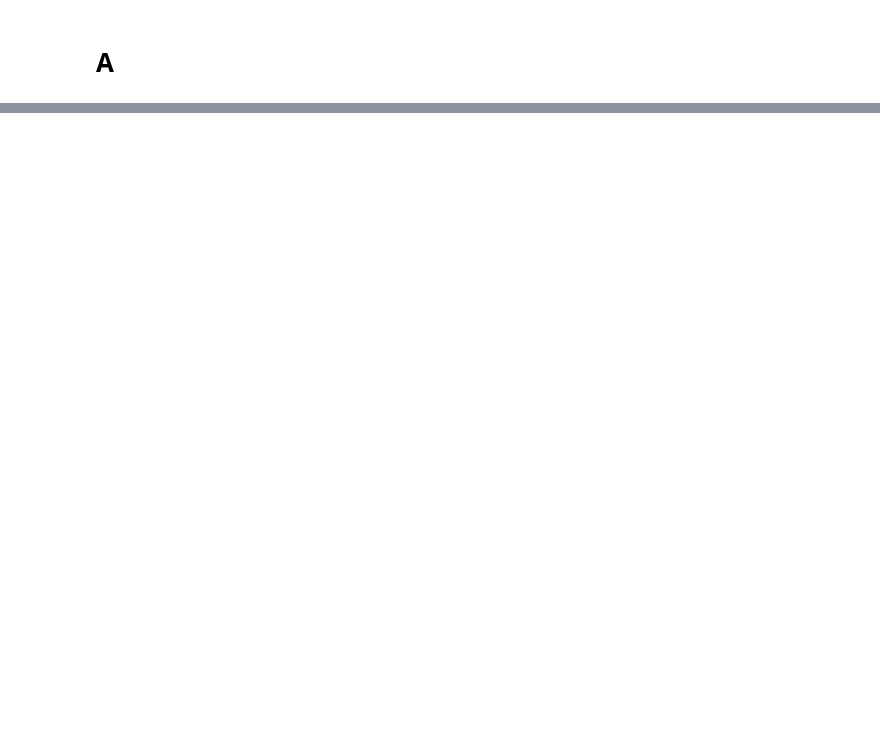
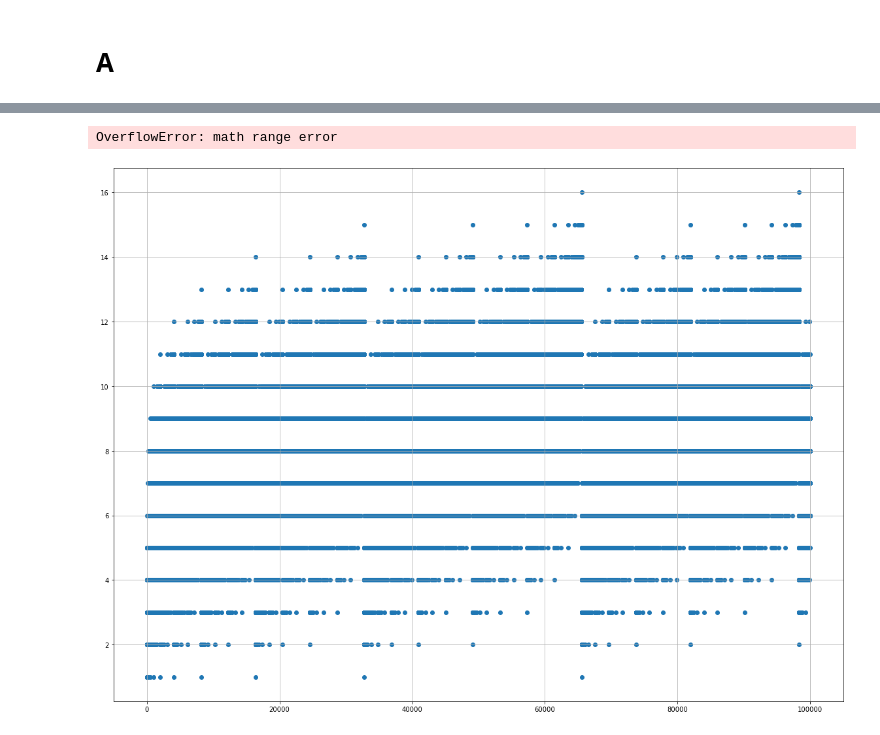
Before and after one commit to PatrykLisik/master-degree, a Jupyter notebook: analiza_algorytmów/Zadanie 2.ipynb, the cells around one changed output, grey strips where cells are left out. Cells and saved outputs as stored; diff of their text form; code cells hidden in the pictures; blank space fills up the shorter version.

```diff
--- a/analiza_algorytmów/Zadanie 2.ipynb
+++ b/analiza_algorytmów/Zadanie 2.ipynb
@@ -59,3 +9,0 @@ def n_log_n_square(x):
-# %%
-y=np.linspace(1,30)
-x1 = log_2_n(y)
@@ -142,0 +211,4 @@ TypeError: loop of ufunc does not support argument 0 of type int which has no ca
+# %%
+print_order(9223372036854775807,resonable_functions)
+# %% [output]
+OverflowError: math range error
@@ -142,0 +223,16 @@ TypeError: loop of ufunc does not support argument 0 of type int which has no ca
+# %%
+@cache
+def S(n):
+    if n==0:
+        return 0
+    return S(np.floor(n/2))+n-2*np.floor(n/2)
+# %%
+y=range(1,10**5)
+x = [S(x1) for x1 in y]
+fig, ax = plt.subplots()
+fig.set_size_inches(20, 15)
+ax.scatter(y, x, label="$S_n$")
+plt.grid()
+# ax.set_yscale("log")
+# %% [output]
+[figure, added]
```
Also changed, not shown: parts of 44 cells of this notebook, 54 other files.
